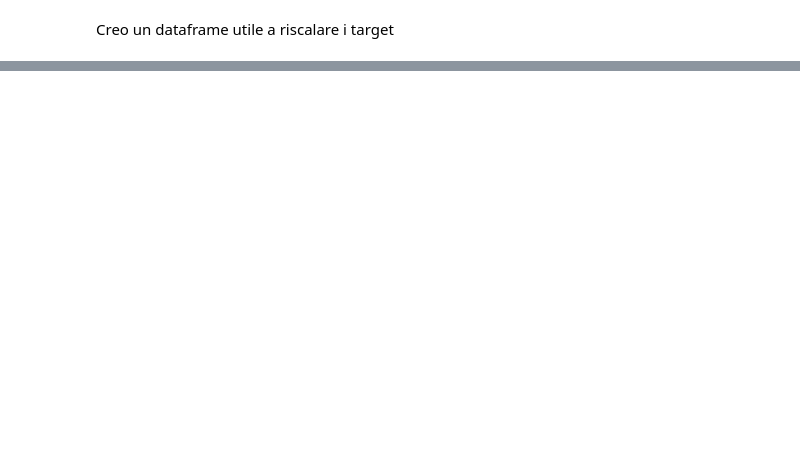
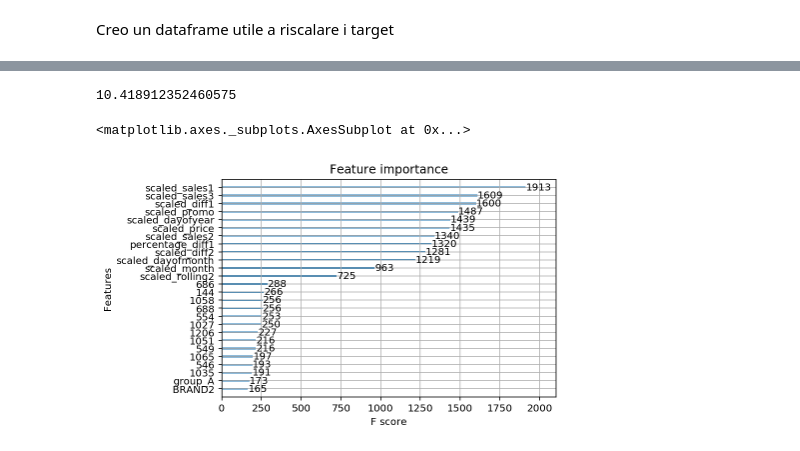
Before and after one commit to LucaCellamare/BIP-Project-sales-forecasting, a Jupyter notebook: Voltan_Enrico_single_predictor_NEWCSV.ipynb, the cells around one changed output, grey strips where cells are left out. Saved outputs shown, nothing was run; the diff lists cells and outputs as text; code cells hidden in the pictures; blank space fills up the shorter version.

```diff
--- a/Voltan_Enrico_single_predictor_NEWCSV.ipynb
+++ b/Voltan_Enrico_single_predictor_NEWCSV.ipynb
@@ -203,32 +224,0 @@ array([2718, 1603, 1732, 2396])
-# %%
-for s in sku_not_grouped:
-    X_trains = X_train.loc[y_train.sku == s].drop(columns = groups)
-    y_trains = y_train.loc[y_train.sku == s]
-    X_tests = X_test.loc[y_test.sku == s].drop(columns = groups)
-    y_tests = y_test.loc[y_test.sku == s]
-
-    model = RandomForestRegressor(n_estimators=100,random_state=123) #MAPE 19.2, 6.7, 9.4, 15.5
-    model.fit(X_trains, y_trains["scaled_target"])
-
-    prediction = model.predict(X_tests)
-
-    results = pd.DataFrame(columns = ["date","sku","target","prediction"])
-
-
-
-
-    originals = rescale_df.loc[rescale_df["sku"] == s]["target"]
-    pred = unscale(prediction,originals)
-
-    results = pd.concat([results, pd.DataFrame({
-        "date" : y_tests["date"],
-        "sku" : y_tests["sku"],
-        "target" : y_tests["target"],
-        "prediction" : pred
-    })])
-    print(len(y_tests))
-
-    print(s)
-    results = results.dropna().set_index("date")
-
-    plot_results(results["target"], results["prediction"], "target")
@@ -247,0 +367,9 @@ for s in sku_not_grouped:
+# %%
+print(tot_mape/(nw))
+# %% [output]
+10.418912352460575
+# %%
+plot_importance(model)
+# %% [output]
+<matplotlib.axes._subplots.AxesSubplot at 0x...>
+[figure, added]
```
Also changed, not shown: parts of 19 cells of this notebook.
